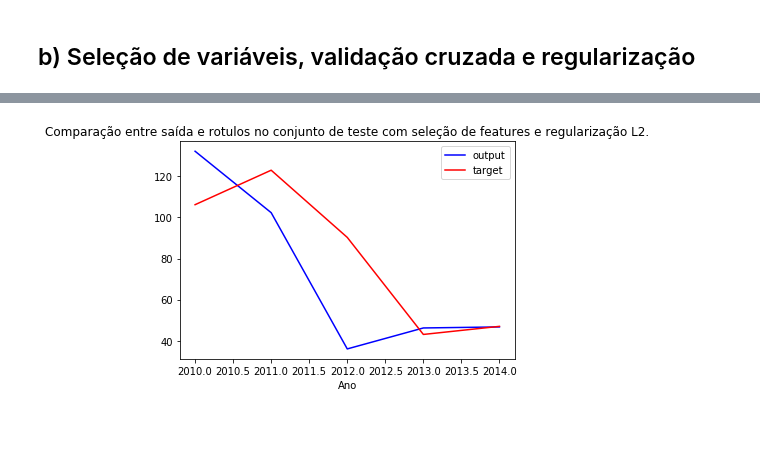
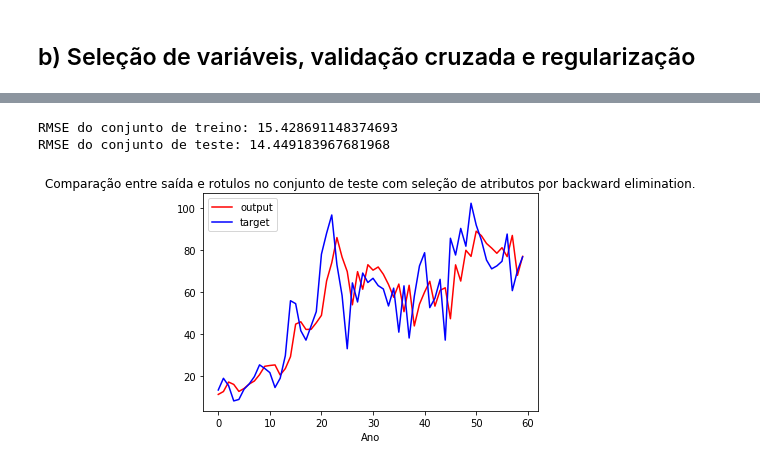
Before and after one commit to RafaelGoncalves8/machine-learning, a Jupyter notebook: deliver/EFC1 - Regressao Linear.ipynb, the cells around one changed output, grey strips where cells are left out. Saved outputs shown, nothing was run; the diff lists cells and outputs as text; code cells hidden in the pictures; blank space fills up the shorter version.

```diff
--- a/deliver/EFC1 - Regressao Linear.ipynb
+++ b/deliver/EFC1 - Regressao Linear.ipynb
@@ -119,3 +122,3 @@ y_test = np.array(y[-5:])
 # %%
-X_train_bias = np.column_stack((np.ones(X_train.shape[0]), X_train))
-X_test_bias = np.column_stack((np.ones(X_test.shape[0]), X_test))
+Phi_train = np.column_stack((np.ones(X_train.shape[0]), X_train))
+Phi_test = np.column_stack((np.ones(X_test.shape[0]), X_test))
@@ -135,8 +138,8 @@ def rmse(output, target):
 # %% [markdown]
 ### Regressão linear na forma matricial
 # %%
-linreg = lambda W, X: np.dot(X, W)
+linreg = lambda W, Phi: np.dot(Phi, W)
 # %% [markdown]
 ## a) Solução ótima com MMQ
 # %%
-mmq = lambda X, y: np.dot(np.dot(np.linalg.inv(np.dot(X.T, X)), X.T), y)
+mmq = lambda Phi, y: np.dot(np.dot(np.linalg.inv(np.dot(Phi.T, Phi)), Phi.T), y)
@@ -225,10 +251,19 @@ print(rmse(out_test, y_test))
+# %%
+mask = [0, 1, 3, 4, 5, 6, 8, 9, 10, 12, 13, 14, 15, 16, 17, 18, 19, 20]
+W_prime = mmq(Phi_train[:,mask], y_train)
+out_train = linreg(W_prime, Phi_train[:,mask])
+out_test = linreg(W_prime, Phi_test[:,mask])
+# %%
+print("RMSE do conjunto de treino: {}\nRMSE do conjunto de teste: {}".format(rmse(out_train, y_train), rmse(out_test, y_test)))
+# %% [output]
+RMSE do conjunto de treino: 15.428691148374693
+RMSE do conjunto de teste: 14.449183967681968
 # %%
-x_axis = [2010, 2011, 2012, 2013, 2014]
-plt.plot(x_axis, y_test, '-b')
-plt.plot(x_axis, out_test, '-r')
+plt.plot(out_test, '-r')
+plt.plot(y_test, '-b')
 plt.xlabel('Ano')
 plt.legend(('output', 'target'))
-plt.title('Comparação entre saída e rotulos no conjunto de teste com seleção de features e regularização L2.')
+plt.title('Comparação entre saída e rotulos no conjunto de teste com seleção de atributos por backward elimination.')
 plt.show()
 # %% [output]
-[figure, old version]
+[figure, new version]
```
Also changed, not shown: parts of 27 cells of this notebook.
